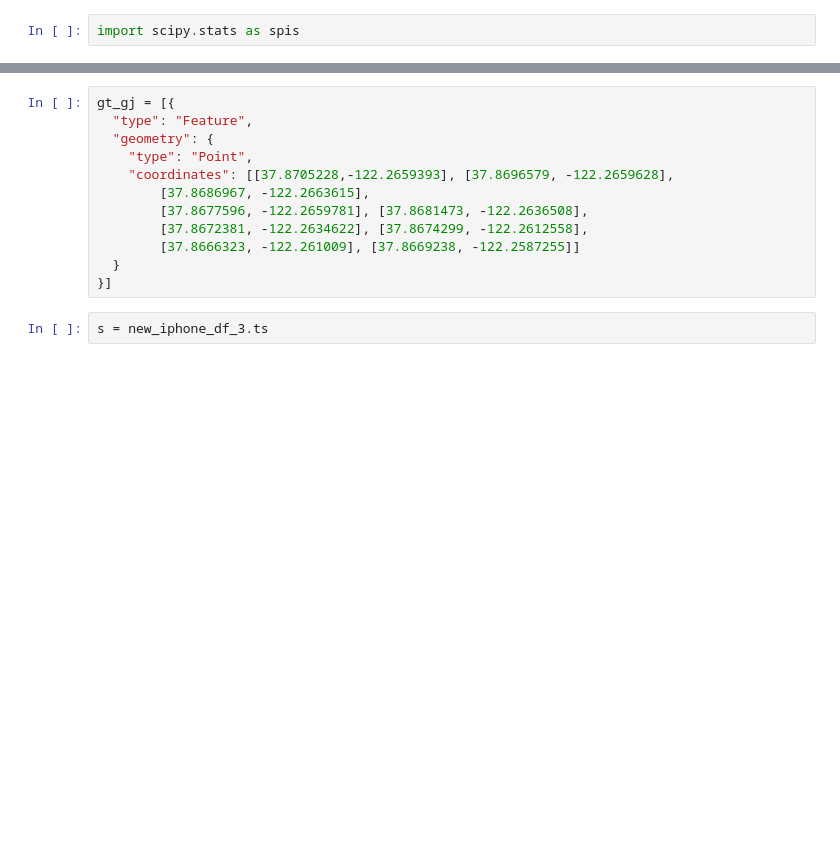
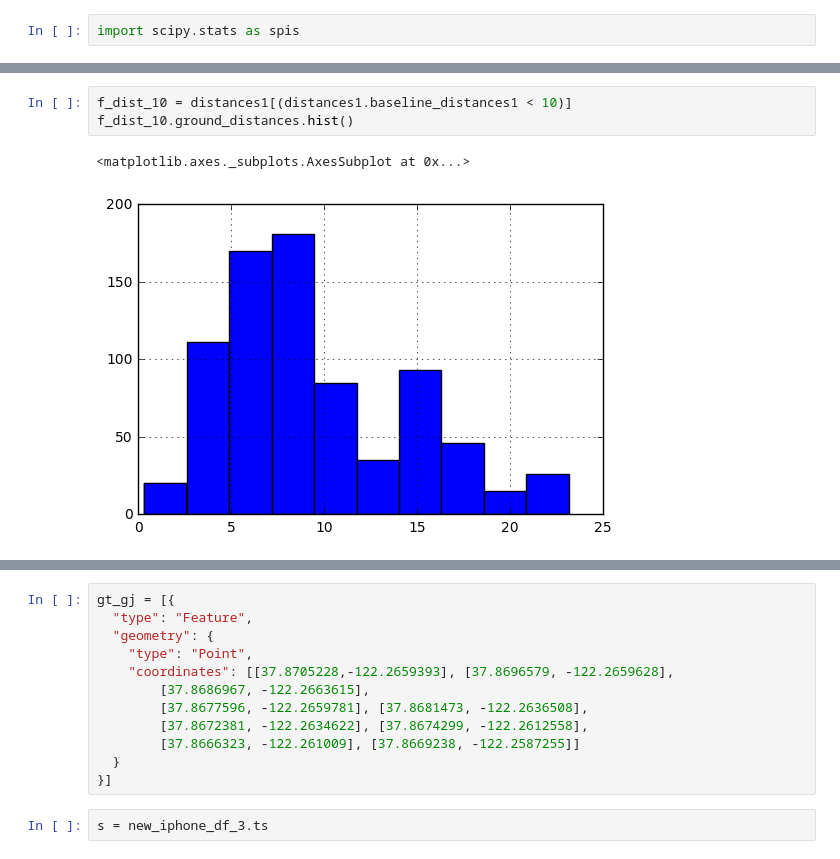
Before and after one commit to e-mission/e-mission-explore, a Jupyter notebook: Berkeley_Trip.ipynb, the cells around one changed output, grey strips where cells are left out. Drawn from its saved outputs; the diff is of its cells as text; blank space fills up the shorter version.

```diff
--- a/Berkeley_Trip.ipynb
+++ b/Berkeley_Trip.ipynb
@@ -289,0 +345,6 @@ plt.show()
+# %%
+f_dist_10 = distances1[(distances1.baseline_distances1 < 10)]
+f_dist_10.ground_distances.hist()
+# %% [output]
+<matplotlib.axes._subplots.AxesSubplot at 0x...>
+[figure, added]
```
Also changed, not shown: parts of 66 cells of this notebook.
